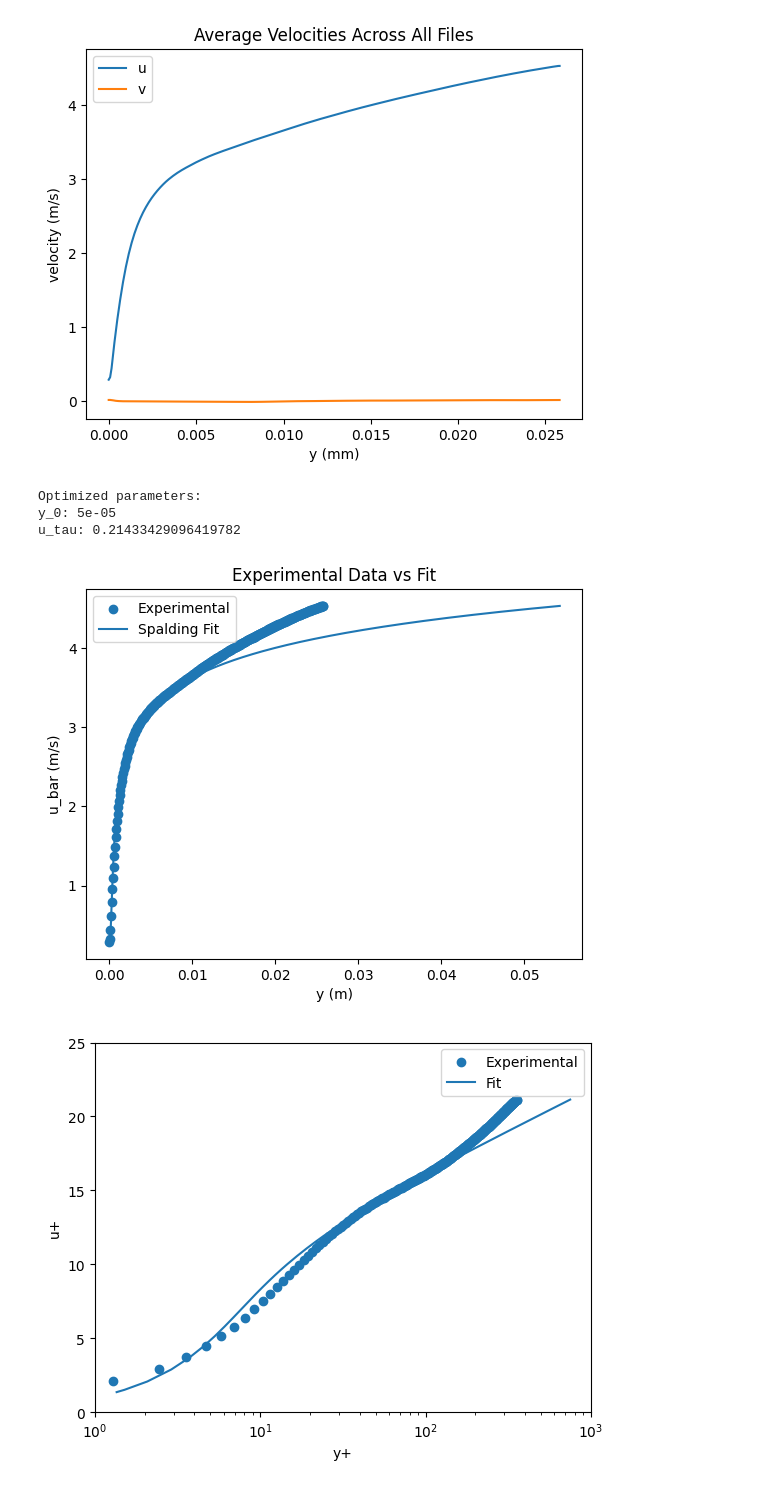
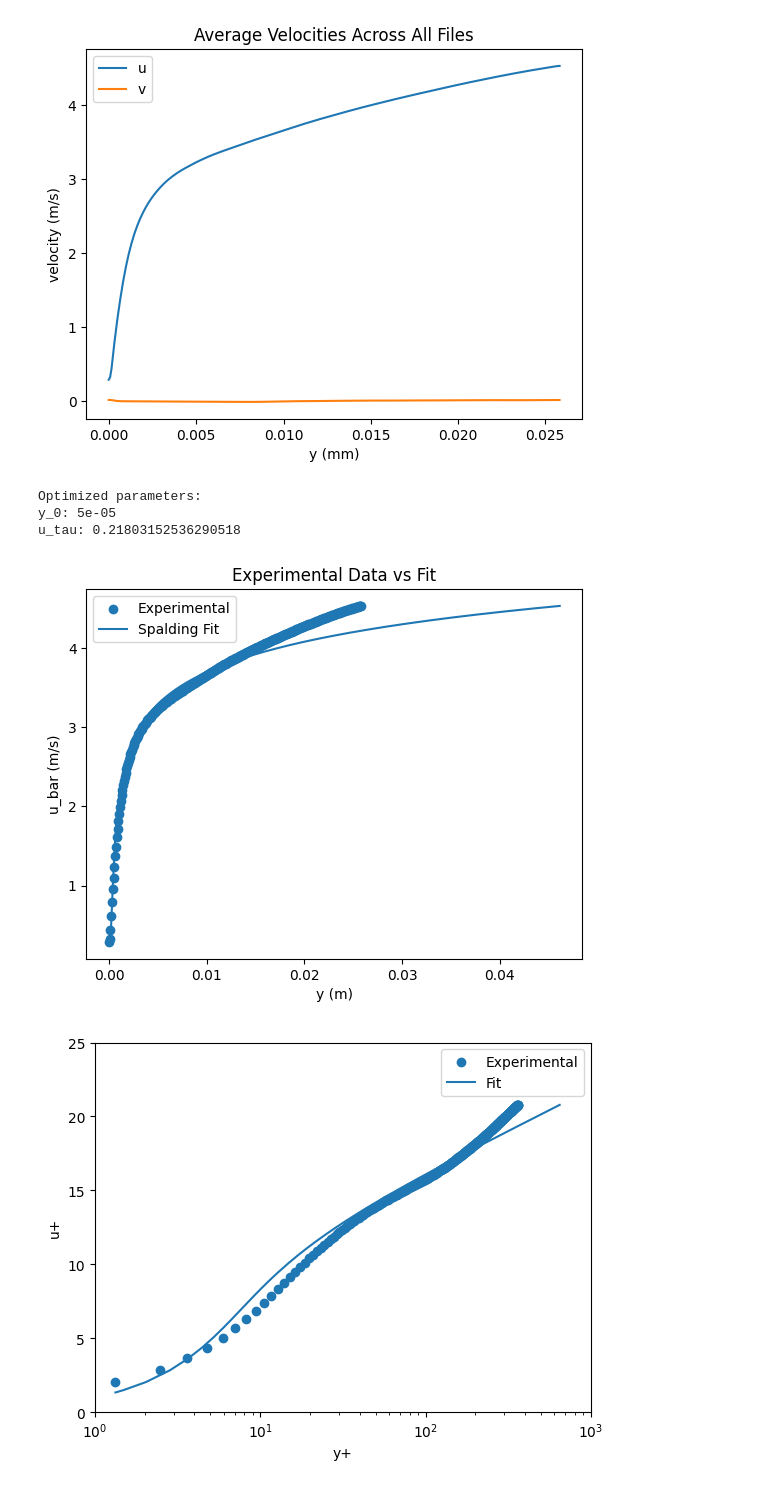
Before and after one commit to Jagardiner97/Boundary-Layers, a Jupyter notebook: Boundary Layers/BL Final Project/turbulent-characterization.ipynb, the cells around one changed output. Cells and saved outputs as stored; diff of their text form; code cells hidden in the pictures.

```diff
--- a/Boundary Layers/BL Final Project/turbulent-characterization.ipynb
+++ b/Boundary Layers/BL Final Project/turbulent-characterization.ipynb
@@ -88,7 +88,7 @@ def read_file(file_path, wall=None, index=None):
     return y_points, v_ave, u_ave
 # %%
 # Get averages for u and v for one file
-y_cal, v_cal, u_cal = read_file('piv-data/B00001.dat')
+y_cal, v_cal, u_cal = read_file('piv-data/B00100.dat')
 # %%
 # Plot the averages for u and v across all profiles in the first file
 plt.plot(y_cal, u_cal, label="u")
@@ -220,7 +221,7 @@ def uplus_equation(u_value, u_tau):
 # Use the Spalding profile to get u_tau
 initial_guesses = [0, 0.1] #y_0 and u_tau
 start = 10
-end = 75
+end = 175
 popt, pcov = curve_fit(spalding_equation, u_average[start:end], y[start:end], p0=initial_guesses, bounds=([-5e-5, -5], [5e-5, np.inf]), method='dogbox')
 y_0_opt, u_tau_opt = popt
 
@@ -232,40 +233,40 @@ print("u_tau:", u_tau_opt)
 # Plot the data vs the fit
 y_fit = []
 for u in u_average:
     y_fit.append(spalding_equation(u, y_0_opt, u_tau_opt))
 plt.scatter(y, u_average, label="Experimental")
 plt.plot(y_fit, u_average, label="Spalding Fit")
 plt.ylabel("u_bar (m/s)")
 plt.xlabel("y (m)")
 plt.title("Experimental Data vs Fit")
 plt.legend()
 plt.show()
 
-# Convert to y+ and u+ and plot the experimental data vs the fit
+# Convert to wall coordinates, y+ and u+, and plot the experimental data vs the fit
 y_plus = []
 y_plus_fit = []
 u_plus = []
 for y_val in y:
-    y_plus.append((y_val - y_0_opt) * u_tau_opt / nu)
+    y_plus.append(yplus_equation(y_val, y_0_opt, u_tau_opt))
 for y_fit_val in y_fit:
-    y_plus_fit.append((y_fit_val - y_0_opt) * u_tau_opt / nu)
+    y_plus_fit.append(yplus_equation(y_fit_val, y_0_opt, u_tau_opt))
 for u_val in u_average:
-    u_plus.append(u_val / u_tau_opt)
+    u_plus.append(uplus_equation(u_val, u_tau_opt))
 plt.scatter(y_plus, u_plus, label="Experimental")
 plt.plot(y_plus_fit, u_plus, label="Fit")
 plt.xlabel("y+")
 plt.ylabel("u+")
 plt.legend()
 plt.xscale("log")
 plt.ylim([0, 25])
 plt.xlim([1, 1000])
 plt.show()
 # %% [output]
 Optimized parameters:
 y_0: 5e-05
-u_tau: 0.21433429096419782
+u_tau: 0.21803152536290518
-[figure, old version]
+[figure, new version]
-[figure, old version]
+[figure, new version]
 # %%
 # Calculate u' and v'
 u_prime = []
```
Also changed, not shown: parts of 10 cells of this notebook.
